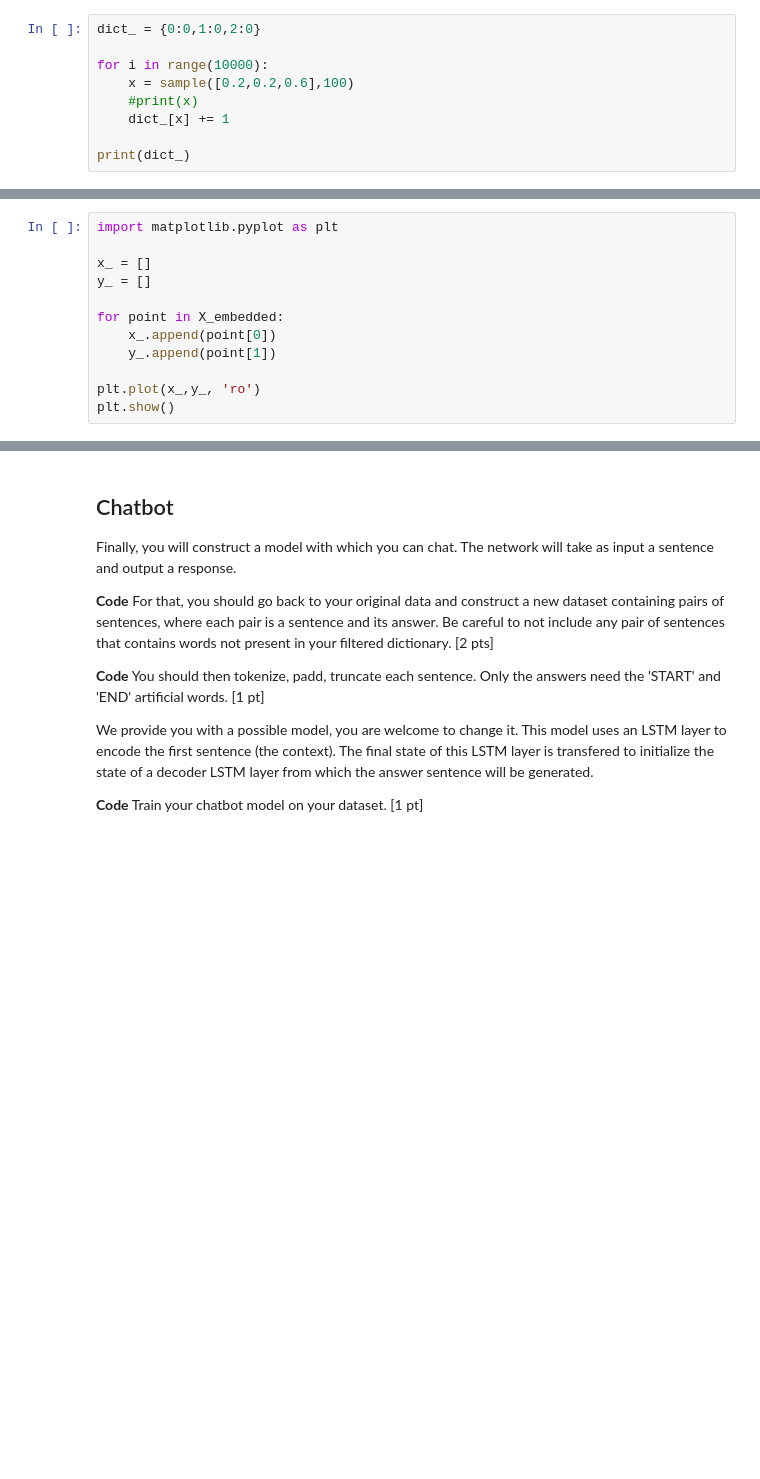
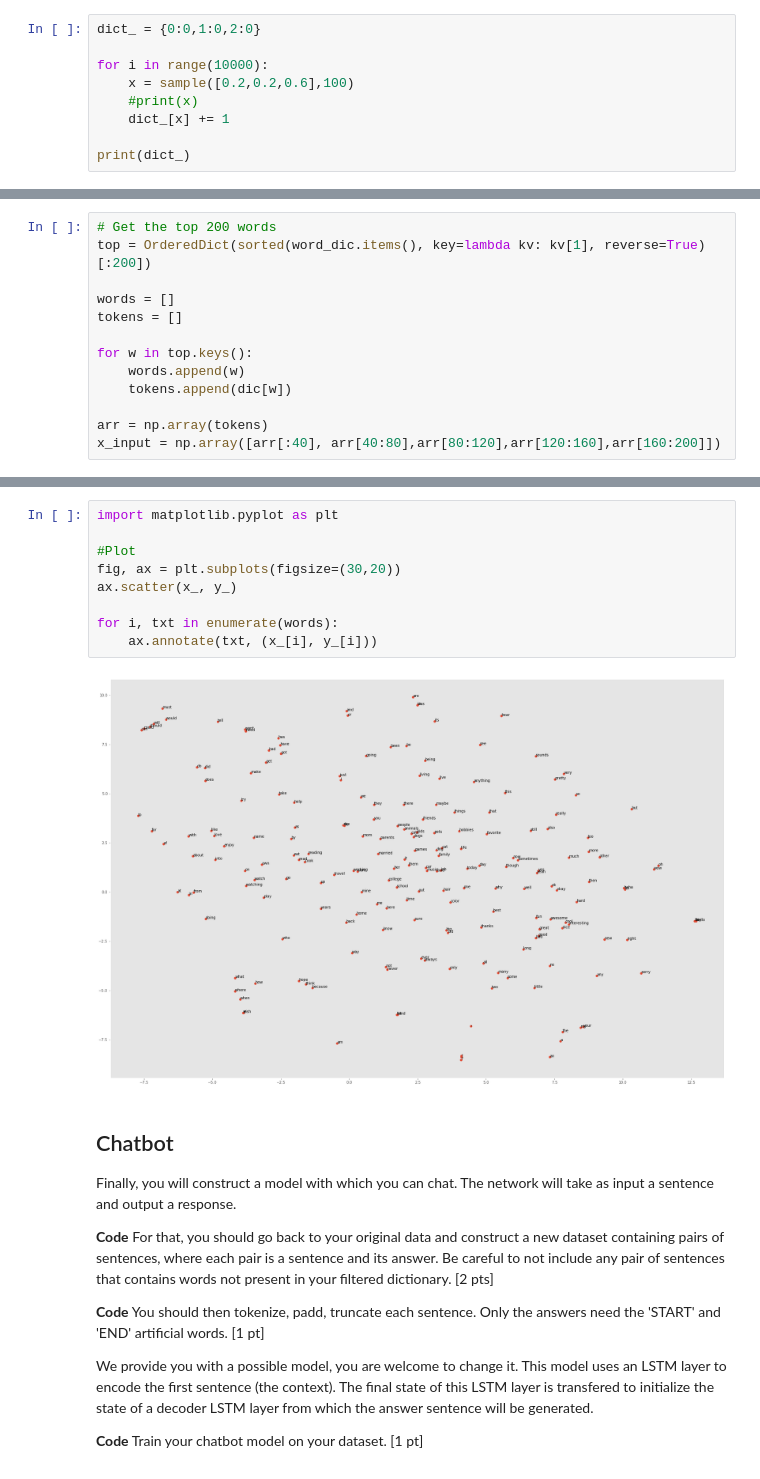
Before and after one commit to FredrikBixo/ChatBot, a Jupyter notebook: miniproject2_ChatBot.ipynb, the cells around one changed output, grey strips where cells are left out. Drawn from its saved outputs; the diff is of its cells as text; blank space fills up the shorter version.

```diff
--- a/miniproject2_ChatBot.ipynb
+++ b/miniproject2_ChatBot.ipynb
@@ -1339,12 +1351,13 @@ KeyError: 'RNN'
-# %%
-import matplotlib.pyplot as plt
-
-x_ = []
-y_ = []
-
-for point in X_embedded:
-    x_.append(point[0])
-    y_.append(point[1])
-
-plt.plot(x_,y_, 'ro')
-plt.show()
+# %%
+# Get the top 200 words
+top = OrderedDict(sorted(word_dic.items(), key=lambda kv: kv[1], reverse=True)[:200])
+
+words = []
+tokens = []
+
+for w in top.keys():
+    words.append(w)
+    tokens.append(dic[w])
+
+arr = np.array(tokens)
+x_input = np.array([arr[:40], arr[40:80],arr[80:120],arr[120:160],arr[160:200]])
@@ -1351,3 +1420,14 @@ plt.show()
+# %%
+import matplotlib.pyplot as plt
+
+#Plot
+fig, ax = plt.subplots(figsize=(30,20))
+ax.scatter(x_, y_)
+
+for i, txt in enumerate(words):
+    ax.annotate(txt, (x_[i], y_[i]))
+# %% [output]
+[figure, added]
 # %% [markdown]
 ## Chatbot
 
```
Also changed, not shown: parts of 14 cells of this notebook.
